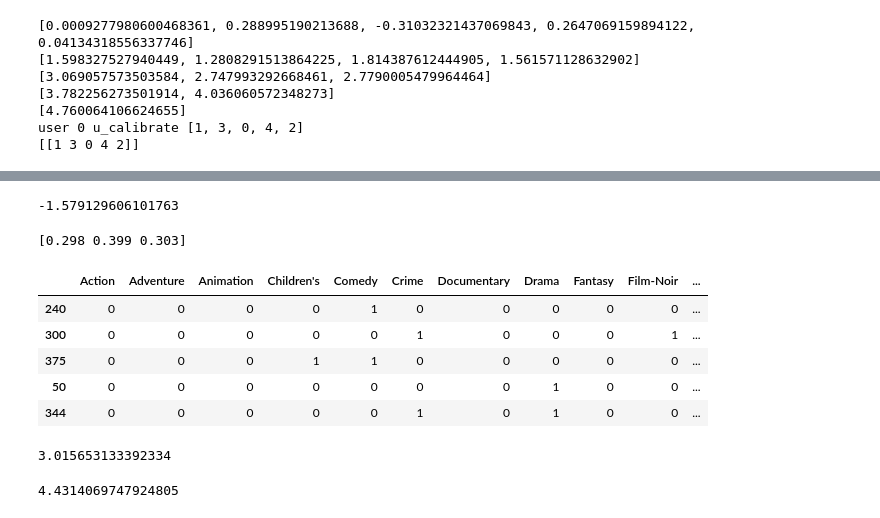
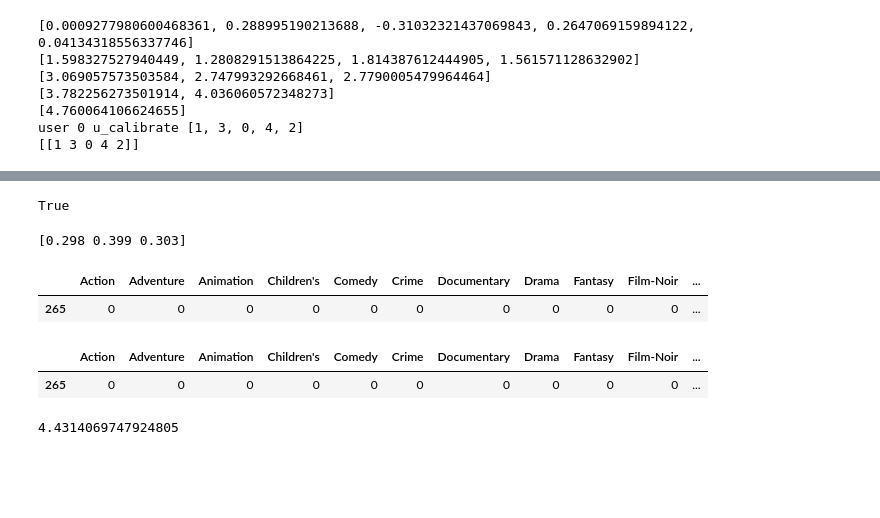
Before and after one commit to tahsinkheya/re_ranking_clean, a Jupyter notebook: kheya_test copy.ipynb, the cells around one changed output, grey strips where cells are left out. Drawn from its saved outputs; the diff is of its cells as text; code cells hidden in the pictures; blank space fills up the shorter version.

```diff
--- a/kheya_test copy.ipynb
+++ b/kheya_test copy.ipynb
@@ -544,7 +555,7 @@ user 0 u_calibrate [3, 1, 0, 4, 2]
-# %%
-0.26638579*-5.92797989
-# %% [output]
--1.579129606101763
+# %%
+np.any(np.array([0,0,0.2]) == 0)
+# %% [output]
+True
 # %%
 p = np.array([0.1, 0.3, 0.6])
 q = np.array([0.3, 0.4, 0.3])
@@ -553,19 +564,16 @@ q_t = (1 - 0.01) * q + 0.01 * p
 print(q_t)
 # %% [output]
 [0.298 0.399 0.303]
-# %%
-movies[:5]
-# %% [output]
-|  | Action | Adventure | Animation | Children's | Comedy | Crime | Documentary | Drama | Fantasy | Film-Noir | ... |
-| 240 | 0 | 0 | 0 | 0 | 1 | 0 | 0 | 0 | 0 | 0 | ... |
-| 300 | 0 | 0 | 0 | 0 | 0 | 1 | 0 | 0 | 0 | 1 | ... |
-| 375 | 0 | 0 | 0 | 1 | 1 | 0 | 0 | 0 | 0 | 0 | ... |
-| 50 | 0 | 0 | 0 | 0 | 0 | 0 | 0 | 1 | 0 | 0 | ... |
-| 344 | 0 | 0 | 0 | 0 | 0 | 1 | 0 | 1 | 0 | 0 | ... |
-# %%
-scores[0][4]
-# %% [output]
-3.015653133392334
+# %%
+movies[793:794]
+# %% [output]
+|  | Action | Adventure | Animation | Children's | Comedy | Crime | Documentary | Drama | Fantasy | Film-Noir | ... |
+| 265 | 0 | 0 | 0 | 0 | 0 | 0 | 0 | 0 | 0 | 0 | ... |
+# %%
+movies[movies["genres"]==""]
+# %% [output]
+|  | Action | Adventure | Animation | Children's | Comedy | Crime | Documentary | Drama | Fantasy | Film-Noir | ... |
+| 265 | 0 | 0 | 0 | 0 | 0 | 0 | 0 | 0 | 0 | 0 | ... |
 # %%
 scores[0][1]
 # %% [output]
```
Also changed, not shown: parts of 3 cells of this notebook, 2 other files.
